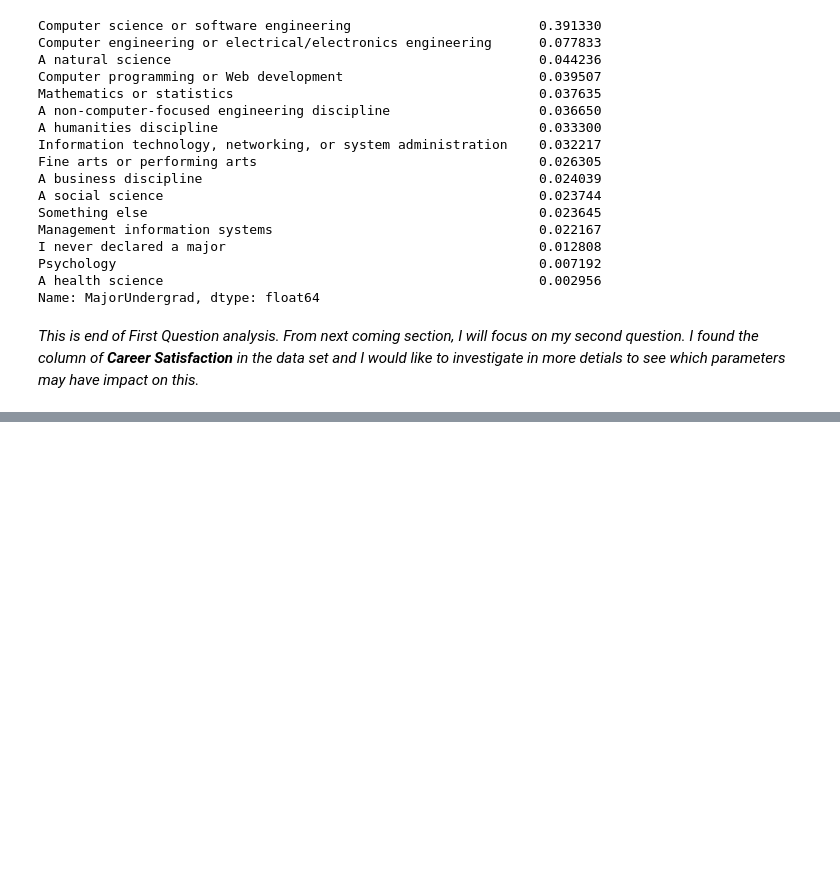
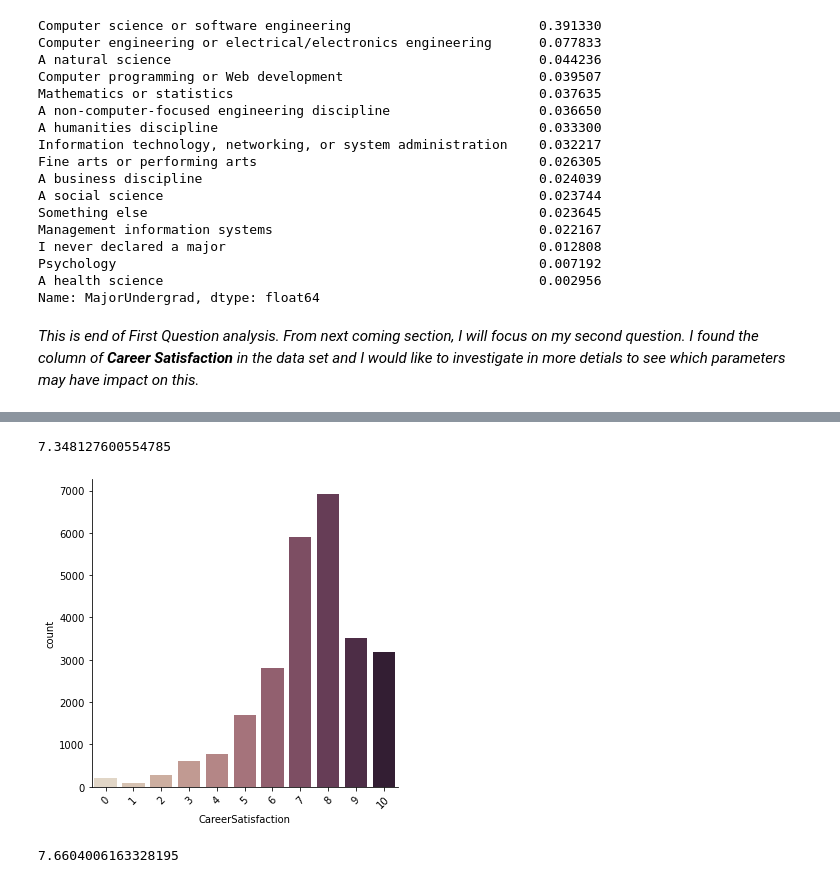
Before and after one commit to mkhajeh/StackOverFlow_2017_Survey_Analysis, a Jupyter notebook: StackOverflow 2017 Survey Analysis.ipynb, the cells around one changed output, grey strips where cells are left out. Drawn from its saved outputs; the diff is of its cells as text; code cells hidden in the pictures; blank space fills up the shorter version.

Commit message:
End of Question 2, Analyzing career satisfaction

```diff
--- a/StackOverflow 2017 Survey Analysis.ipynb
+++ b/StackOverflow 2017 Survey Analysis.ipynb
@@ -302,0 +304,9 @@ Name: MajorUndergrad, dtype: float64
+# %%
+#reload the data frame to make sure we are working with original data set
+df=pd.read_csv('survey_results_public.csv')
+# %%
+#drop null values in interested columns for this question
+df.dropna(subset=['CareerSatisfaction','ProblemSolving','BuildingThings','LearningNewTech','BoringDetails','JobSecurity','DiversityImportant'],inplace=True)
+# %%
+#create new data frame and just include interested columns
+df1=df[['Country','CareerSatisfaction','ProblemSolving','BuildingThings','LearningNewTech','JobSecurity','DiversityImportant']]
@@ -302,0 +341,11 @@ Name: MajorUndergrad, dtype: float64
+# %%
+#mean of career satisfaction of all data set
+df1['CareerSatisfaction'].mean()
+# %% [output]
+7.348127600554785
+# %%
+#bar chart of all data set
+chart=sns.catplot(x="CareerSatisfaction", kind="count", palette="ch:.25", data=df1, order=np.arange(11))
+chart.set_xticklabels(rotation=45);
+# %% [output]
+[figure, added]
@@ -302,0 +358,4 @@ Name: MajorUndergrad, dtype: float64
+# %%
+df1_USA['CareerSatisfaction'].mean()
+# %% [output]
+7.6604006163328195
```
Also changed, not shown: parts of 20 cells of this notebook.
